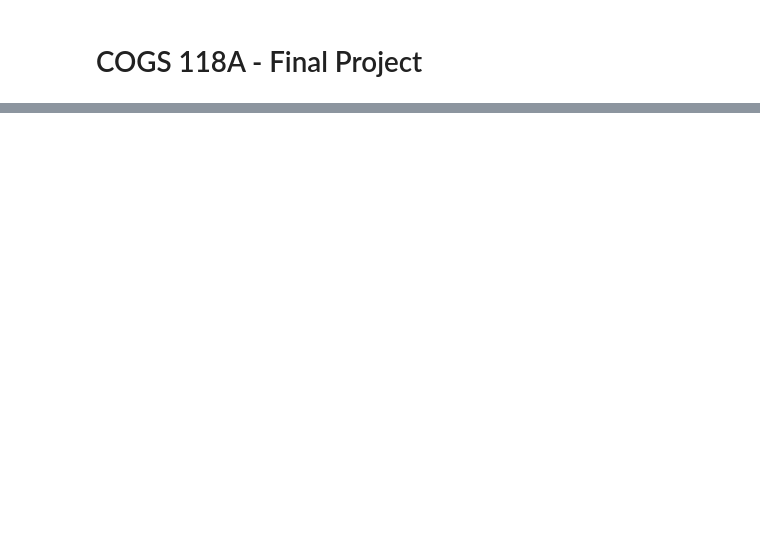
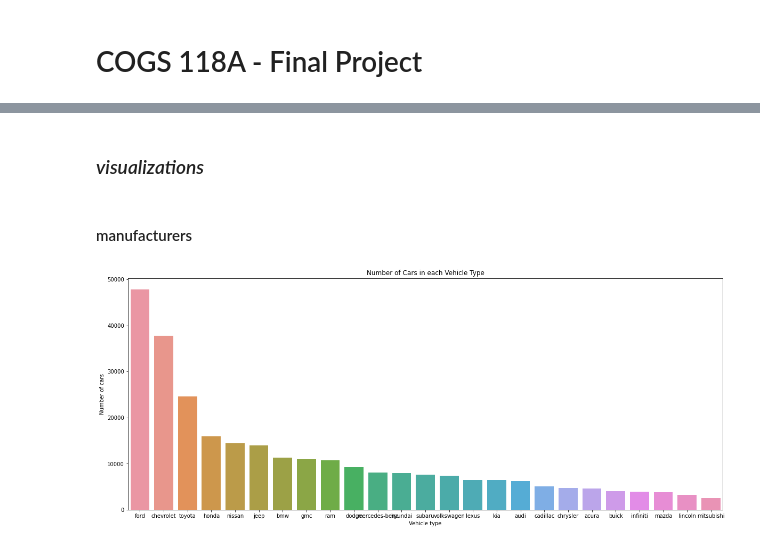
Before and after one commit to COGS118A/Group017-Sp22, a Jupyter notebook: FinalProject_group017.ipynb, the cells around one changed output, grey strips where cells are left out. Cells and saved outputs as stored; diff of their text form; code cells hidden in the pictures; blank space fills up the shorter version.

```diff
--- a/FinalProject_group017.ipynb
+++ b/FinalProject_group017.ipynb
@@ -135,0 +137,3 @@ Reiterate your main point and in just a few sentences tell us how your results s
+# %%
+cars = pd.read_csv('vehicles.csv')
+cars.sample(5) # random sample to peek at data
@@ -135,0 +163,3 @@ Reiterate your main point and in just a few sentences tell us how your results s
+# %%
+cars = cars.drop(['id', 'url', 'region_url', 'image_url', 'VIN', 'description', 'county', 'posting_date',
+                'size', 'condition', 'cylinders', 'drive', 'type', 'paint_color'], axis = 1)
@@ -135,0 +170,3 @@ Reiterate your main point and in just a few sentences tell us how your results s
+# %%
+cars = cars.dropna()
+cars = cars[cars['price']>0]
@@ -135,0 +181,15 @@ Reiterate your main point and in just a few sentences tell us how your results s
+# %%
+# get deciles
+price_deciles = np.append(np.percentile(cars['price'], np.arange(0, 100, 10)), np.max(cars['price']))
+mileage_deciles = np.append(np.percentile(cars['odometer'], np.arange(0, 100, 10)), np.max(cars['odometer']))
+print("price deciles:", price_deciles, "\n mileage deciles:", mileage_deciles)
+
+# drop outlier ranges
+price, mileage = cars['price'], cars['odometer']
+cars = cars[price.between(price.quantile(0.05), price.quantile(0.95))]
+cars = cars[mileage.between(mileage.quantile(0.05), mileage.quantile(0.95))]
+
+# check again
+new_price_deciles = np.append(np.percentile(cars['price'], np.arange(0, 100, 10)), np.max(cars['price']))
+new_mileage_deciles = np.append(np.percentile(cars['odometer'], np.arange(0, 100, 10)), np.max(cars['odometer']))
+print("\nnew price deciles:", new_price_deciles, "\n mileage deciles:", new_mileage_deciles)
@@ -135,0 +207,14 @@ Reiterate your main point and in just a few sentences tell us how your results s
+# %% [markdown]
+### *visualizations*
+# %% [markdown]
+#### manufacturers
+# %%
+top_manufacturers = cars.manufacturer.value_counts(dropna=False).iloc[:25]
+
+plt.figure(figsize=(20,8))
+sns.barplot(x=top_manufacturers.index,y=top_manufacturers.values)
+plt.xlabel('Vehicle type')
+plt.ylabel('Number of cars')
+plt.title('Number of Cars in each Vehicle Type');
+# %% [output]
+[figure, added]
```
Also changed, not shown: parts of 63 cells of this notebook.
